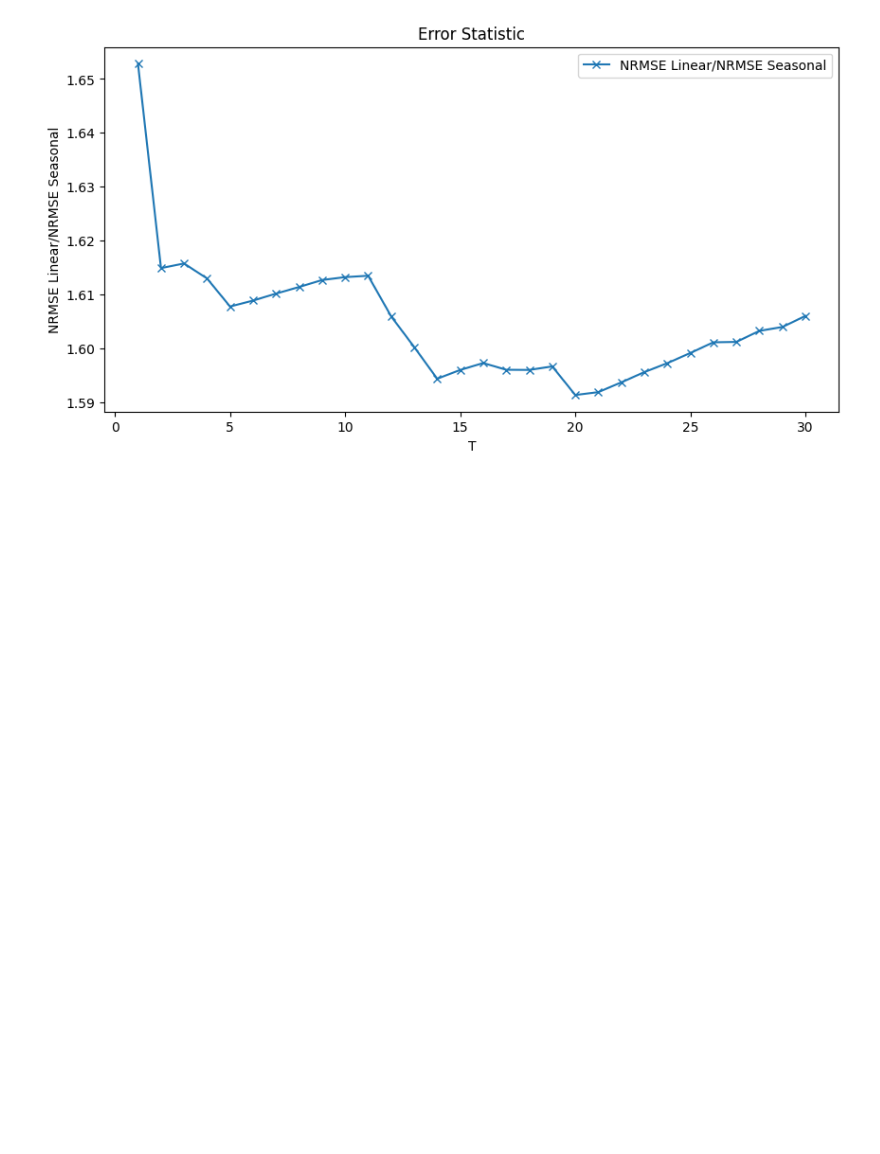
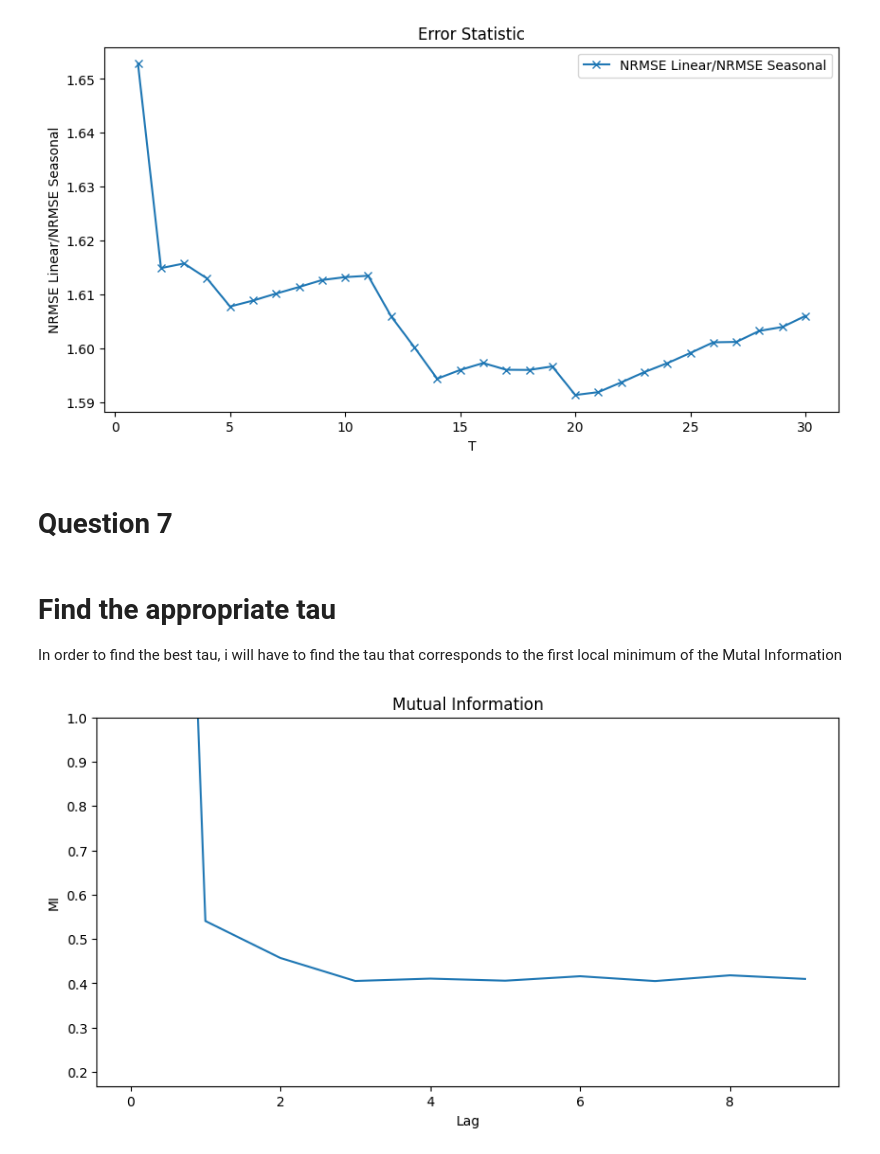
Before and after one commit to kounsolas/TimeSeriesProject, a Jupyter notebook: project.ipynb, the cells around one changed output. Drawn from its saved outputs; the diff is of its cells as text; code cells hidden in the pictures; blank space fills up the shorter version.

```diff
--- a/project.ipynb
+++ b/project.ipynb
@@ -542,0 +726,2 @@ def get_nrmse(target, predicted):
+# %% [markdown]
+# Question 7
@@ -542,0 +890,15 @@ def get_nrmse(target, predicted):
+# %% [markdown]
+# Find the appropriate tau
+
+In order to find the best tau, i will have to find the tau that corresponds to the first local minimum of the Mutal Information
+# %%
+mi = delay.dmi(A_static,maxtau=10)
+plt.figure(figsize=(10,5))
+plt.plot(mi)
+plt.ylim(top=1)
+plt.xlabel('Lag')
+plt.ylabel('MI')
+plt.title('Mutual Information')
+plt.show()
+# %% [output]
+[figure, added]
```
Also changed, not shown: parts of 26 cells of this notebook.
